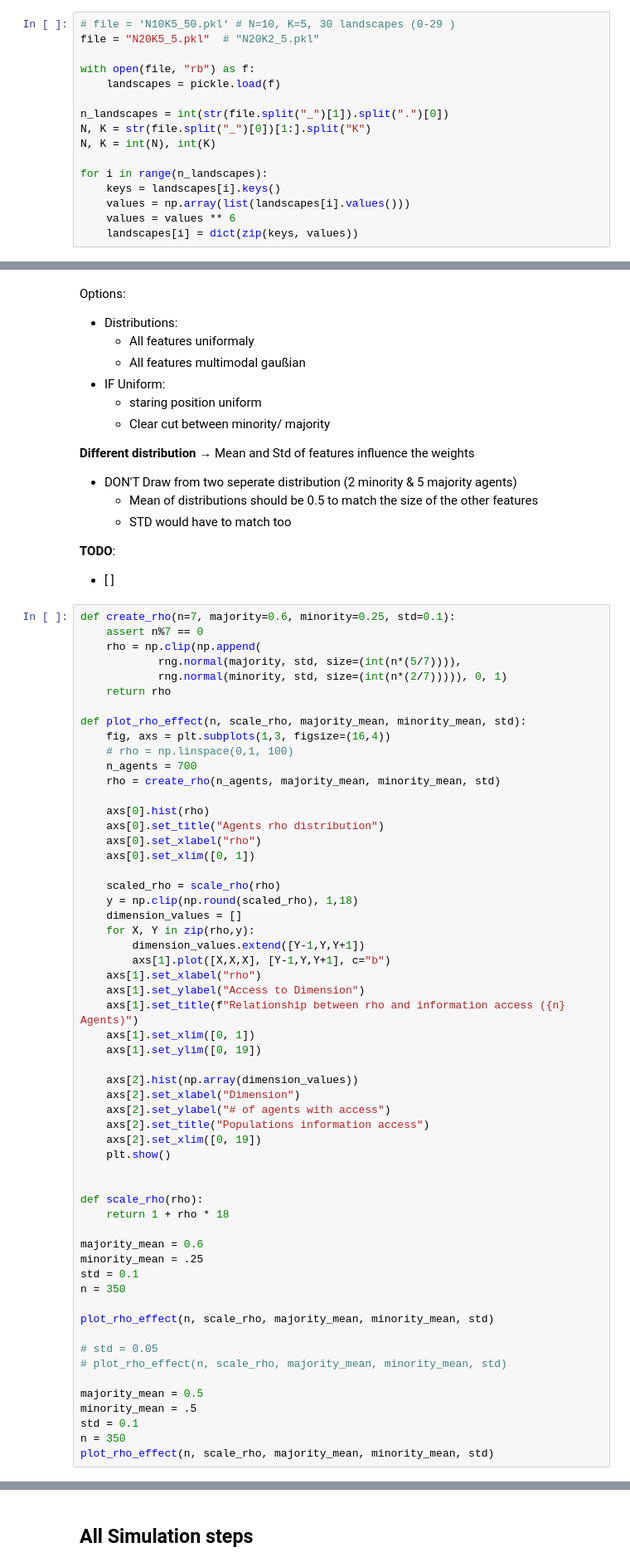
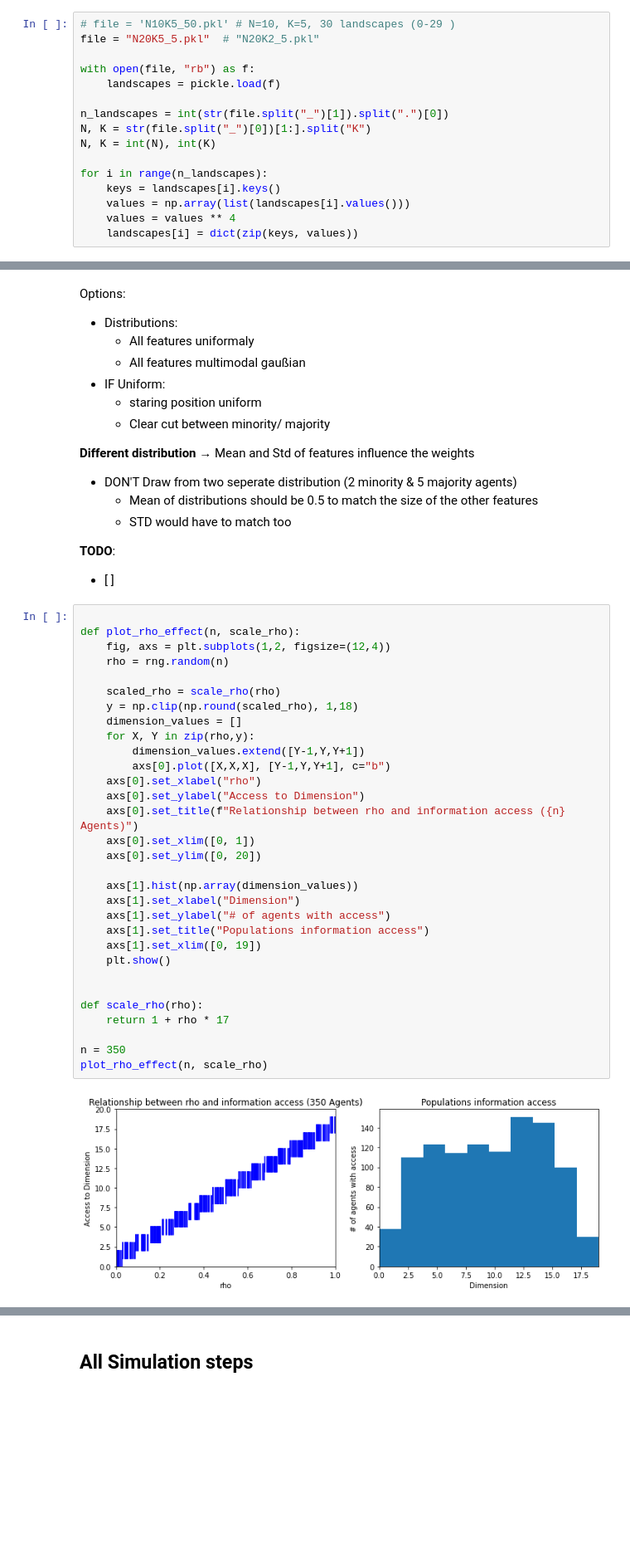
Before and after one commit to sheuschk/DiversitySimulation, a Jupyter notebook: Leadership Granting (Simulation 3).ipynb, the cells around one changed output, grey strips where cells are left out. Shown at 83% size. Cells and saved outputs as stored; diff of their text form; blank space fills up the shorter version.

```diff
--- a/Leadership Granting (Simulation 3).ipynb
+++ b/Leadership Granting (Simulation 3).ipynb
@@ -98,7 +114,7 @@ N, K = int(N), int(K)
 for i in range(n_landscapes):
     keys = landscapes[i].keys()
     values = np.array(list(landscapes[i].values()))
-    values = values ** 6
+    values = values ** 4
     landscapes[i] = dict(zip(keys, values))
 # %% [markdown]
 #### Utils
@@ -275,59 +291,35 @@ Options:
 **TODO**:
 * [ ]
 # %%
-def create_rho(n=7, majority=0.6, minority=0.25, std=0.1):
-    assert n%7 == 0
-    rho = np.clip(np.append(
-            rng.normal(majority, std, size=(int(n*(5/7)))),
-            rng.normal(minority, std, size=(int(n*(2/7))))), 0, 1)
-    return rho
 
-def plot_rho_effect(n, scale_rho, majority_mean, minority_mean, std):
-    fig, axs = plt.subplots(1,3, figsize=(16,4))
-    # rho = np.linspace(0,1, 100)
-    n_agents = 700
-    rho = create_rho(n_agents, majority_mean, minority_mean, std)
-
-    axs[0].hist(rho)
-    axs[0].set_title("Agents rho distribution")
-    axs[0].set_xlabel("rho")
-    axs[0].set_xlim([0, 1])
+def plot_rho_effect(n, scale_rho):
+    fig, axs = plt.subplots(1,2, figsize=(12,4))
+    rho = rng.random(n)
 
     scaled_rho = scale_rho(rho)
     y = np.clip(np.round(scaled_rho), 1,18)
     dimension_values = []
     for X, Y in zip(rho,y):
         dimension_values.extend([Y-1,Y,Y+1])
-        axs[1].plot([X,X,X], [Y-1,Y,Y+1], c="b")
-    axs[1].set_xlabel("rho")
-    axs[1].set_ylabel("Access to Dimension")
-    axs[1].set_title(f"Relationship between rho and information access ({n} Agents)")
-    axs[1].set_xlim([0, 1])
-    axs[1].set_ylim([0, 19])
+        axs[0].plot([X,X,X], [Y-1,Y,Y+1], c="b")
+    axs[0].set_xlabel("rho")
+    axs[0].set_ylabel("Access to Dimension")
+    axs[0].set_title(f"Relationship between rho and information access ({n} Agents)")
+    axs[0].set_xlim([0, 1])
+    axs[0].set_ylim([0, 20])
 
-    axs[2].hist(np.array(dimension_values))
-    axs[2].set_xlabel("Dimension")
-    axs[2].set_ylabel("# of agents with access")
-    axs[2].set_title("Populations information access")
-    axs[2].set_xlim([0, 19])
+    axs[1].hist(np.array(dimension_values))
+    axs[1].set_xlabel("Dimension")
+    axs[1].set_ylabel("# of agents with access")
+    axs[1].set_title("Populations information access")
+    axs[1].set_xlim([0, 19])
     plt.show()
 
 
 def scale_rho(rho):
-    return 1 + rho * 18
+    return 1 + rho * 17
 
-majority_mean = 0.6
-minority_mean = .25
-std = 0.1
 n = 350
-
-plot_rho_effect(n, scale_rho, majority_mean, minority_mean, std)
-
-# std = 0.05
-# plot_rho_effect(n, scale_rho, majority_mean, minority_mean, std)
-
-majority_mean = 0.5
-minority_mean = .5
-std = 0.1
-n = 350
-plot_rho_effect(n, scale_rho, majority_mean, minority_mean, std)
+plot_rho_effect(n, scale_rho)
+# %% [output]
+[figure, added]
```
Also changed, not shown: parts of 32 cells of this notebook, 1 other file.
